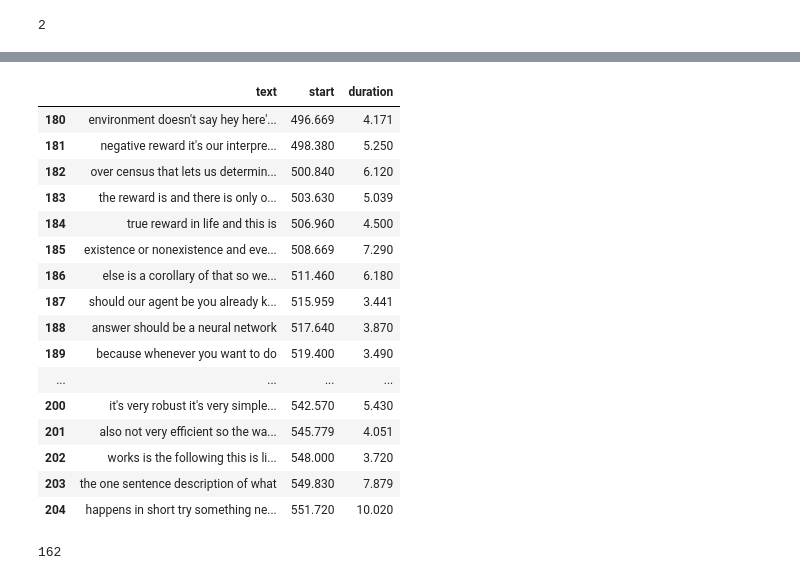
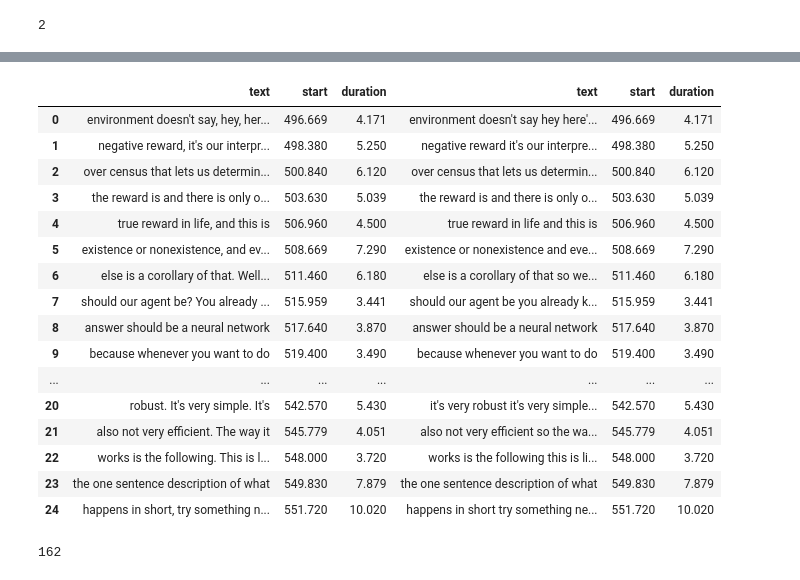
Before and after one commit to hdmamin/jabberwocky, a Jupyter notebook: notebooks/nb02-youtube-api-playground.ipynb, the cells around one changed output, grey strips where cells are left out. Saved outputs shown, nothing was run; the diff lists cells and outputs as text; code cells hidden in the pictures.

Commit message:
bigram based realign punctuated text func

```diff
--- a/notebooks/nb02-youtube-api-playground.ipynb
+++ b/notebooks/nb02-youtube-api-playground.ipynb
@@ -1026,31 +1020,3 @@ process.extract('one', ['one', 'of', 'the'])
 process.score()
 # %% [output]
 2
-# %%
-def realign_punctuated_text(df, text):
-#     max_len = df.text.str.split().str.len().max()
-    # Built-in str.split doesn't retain spaces/newlines in a reversible way.
-    words = re.split(' ', text)
-    rows = []
-    start_i = 0
-    for i, chunk in df.iterrows():
-        chunk_words = re.split(' ', chunk.text)
-        length = len(chunk_words)
-        punct_words = words[start_i:start_i+length+1]
-#         scores = process.extract(chunk_words[-1], candidate[-3:])
-    # Don't use process.extract because it doesn't maintain order and we might have the same word appear multiple times.
-    # Actually, maybe should use bigrams for that reason.
-        scores = [fuzz.ratio(chunk_words[-1], word)
-                  for word in punct_words[-3:]]
-        print(chunk_words)
-        print(punct_words)
-        print(scores)
-        print(np.argmax(scores))
-        print()
-        punct_len = length-1+np.argmax(scores)
-        rows.append(' '.join(words[start_i:start_i+punct_len]))
-        start_i += punct_len
-    print(len(rows), df.shape)
-    new_df = pd.DataFrame(rows, columns=['text'])
-    return pd.concat((new_df, df.reset_index()[['start', 'duration']].copy()),
-                     axis=1)
@@ -1057,2 +1085,2 @@ def realign_punctuated_text(df, text):
 # %%
-realign_punctuated_text(lex_df_chunk, lex_res)
+aligned_chunk = realign_punctuated_text(lex_df_chunk, lex_res)
@@ -1094,23 +1087,23 @@ realign_punctuated_text(lex_df_chunk, lex_res)
-# %%
-lex_df_chunk
-# %% [output]
-|  | text | start | duration |
-| 180 | environment doesn't say hey here'... | 496.669 | 4.171 |
-| 181 | negative reward it's our interpre... | 498.380 | 5.250 |
-| 182 | over census that lets us determin... | 500.840 | 6.120 |
-| 183 | the reward is and there is only o... | 503.630 | 5.039 |
-| 184 | true reward in life and this is | 506.960 | 4.500 |
-| 185 | existence or nonexistence and eve... | 508.669 | 7.290 |
-| 186 | else is a corollary of that so we... | 511.460 | 6.180 |
-| 187 | should our agent be you already k... | 515.959 | 3.441 |
-| 188 | answer should be a neural network | 517.640 | 3.870 |
-| 189 | because whenever you want to do | 519.400 | 3.490 |
-| ... | ... | ... | ... |
-| 200 | it's very robust it's very simple... | 542.570 | 5.430 |
-| 201 | also not very efficient so the wa... | 545.779 | 4.051 |
-| 202 | works is the following this is li... | 548.000 | 3.720 |
-| 203 | the one sentence description of what | 549.830 | 7.879 |
-| 204 | happens in short try something ne... | 551.720 | 10.020 |
+# %%
+pd.concat([aligned_chunk, lex_df_chunk.reset_index(drop=True)], axis=1)
+# %% [output]
+|  | text | start | duration | text | start | duration |
+| 0 | environment doesn't say, hey, her... | 496.669 | 4.171 | environment doesn't say hey here'... | 496.669 | 4.171 |
+| 1 | negative reward, it's our interpr... | 498.380 | 5.250 | negative reward it's our interpre... | 498.380 | 5.250 |
+| 2 | over census that lets us determin... | 500.840 | 6.120 | over census that lets us determin... | 500.840 | 6.120 |
+| 3 | the reward is and there is only o... | 503.630 | 5.039 | the reward is and there is only o... | 503.630 | 5.039 |
+| 4 | true reward in life, and this is | 506.960 | 4.500 | true reward in life and this is | 506.960 | 4.500 |
+| 5 | existence or nonexistence, and ev... | 508.669 | 7.290 | existence or nonexistence and eve... | 508.669 | 7.290 |
+| 6 | else is a corollary of that. Well... | 511.460 | 6.180 | else is a corollary of that so we... | 511.460 | 6.180 |
+| 7 | should our agent be? You already ... | 515.959 | 3.441 | should our agent be you already k... | 515.959 | 3.441 |
+| 8 | answer should be a neural network | 517.640 | 3.870 | answer should be a neural network | 517.640 | 3.870 |
+| 9 | because whenever you want to do | 519.400 | 3.490 | because whenever you want to do | 519.400 | 3.490 |
+| ... | ... | ... | ... | ... | ... | ... |
+| 20 | robust. It's very simple. It's | 542.570 | 5.430 | it's very robust it's very simple... | 542.570 | 5.430 |
+| 21 | also not very efficient. The way it | 545.779 | 4.051 | also not very efficient so the wa... | 545.779 | 4.051 |
+| 22 | works is the following. This is l... | 548.000 | 3.720 | works is the following this is li... | 548.000 | 3.720 |
+| 23 | the one sentence description of what | 549.830 | 7.879 | the one sentence description of what | 549.830 | 7.879 |
+| 24 | happens in short, try something n... | 551.720 | 10.020 | happens in short try something ne... | 551.720 | 10.020 |
 # %%
 len(chunk.split())
 # %% [output]
```
Also changed, not shown: parts of 3 cells of this notebook, 2 other files.
